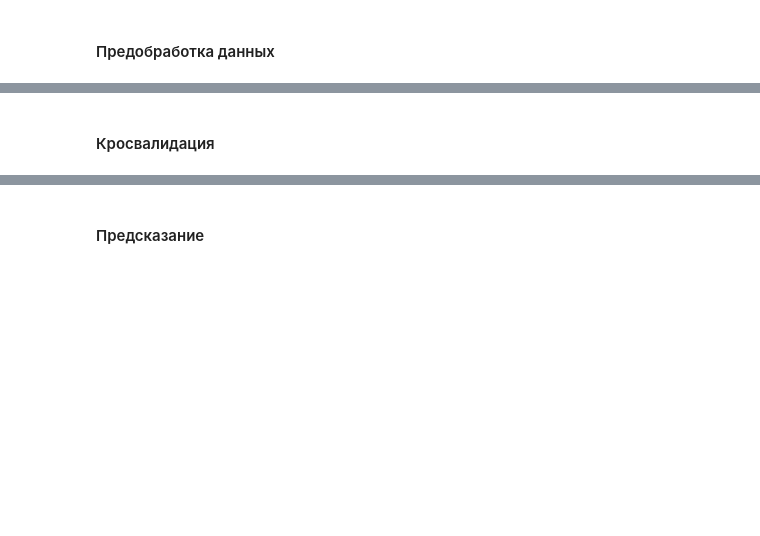
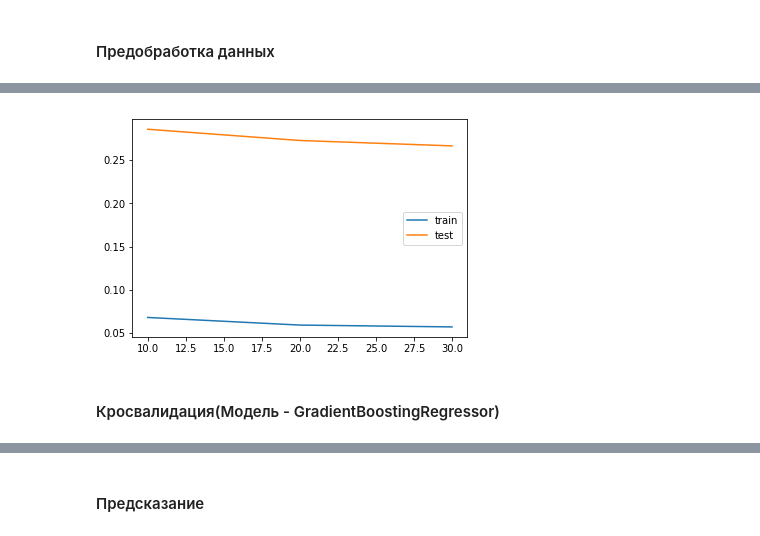
Before and after one commit to skrydg/ml, a Jupyter notebook: kaggle/walmart-recruiting-sales-in-stormy-weather/iteration1.ipynb, the cells around one changed output, grey strips where cells are left out. Drawn from its saved outputs; the diff is of its cells as text; code cells hidden in the pictures; blank space fills up the shorter version.

```diff
--- a/kaggle/walmart-recruiting-sales-in-stormy-weather/iteration1.ipynb
+++ b/kaggle/walmart-recruiting-sales-in-stormy-weather/iteration1.ipynb
@@ -125,2 +155,32 @@ Diff of columns ['item_nbr_24', 'store_nbr_35', 'item_nbr_66', 'item_nbr_63']
+# %%
+persent = 0.1
+
+y = preprocessed_train['units']
+X = preprocessed_train.loc[:, preprocessed_train.columns != 'units']
+
+samples = np.random.choice(X.shape[0], int(X.shape[0] * persent), replace=False)
+
+X = X.iloc[samples]
+y = y.iloc[samples]
+
+data = [10, 20, 30]
+
+train_scoreNum, test_scoreNum = validation_curve(
+                                RandomForestRegressor(criterion='mse', max_depth=25, min_samples_split=5),
+                                X = X, y = y,
+                                param_name = 'n_estimators',
+                                param_range = data,
+                                cv = 3,
+                                scoring='neg_mean_squared_error')
+
+train_scoreNum = -np.mean(train_scoreNum, axis=1)
+test_scoreNum = -np.mean(test_scoreNum, axis=1)
+# %%
+plt.plot(data, train_scoreNum)
+plt.plot(data, test_scoreNum)
+plt.legend(["train", "test"])
+plt.show()
+# %% [output]
+[figure, added]
 # %% [markdown]
-#### Кросвалидация
+#### Кросвалидация(Модель - GradientBoostingRegressor)
```
Also changed, not shown: parts of 24 cells of this notebook, 1 other file.
